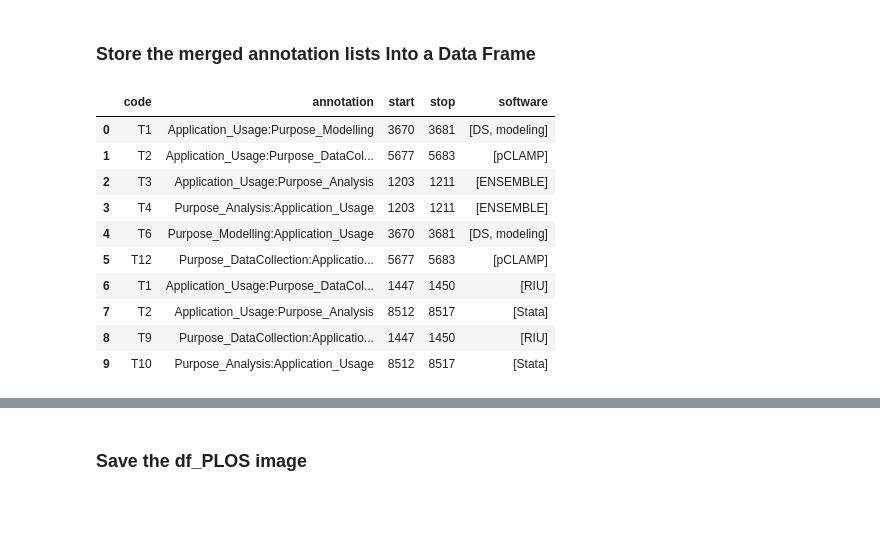
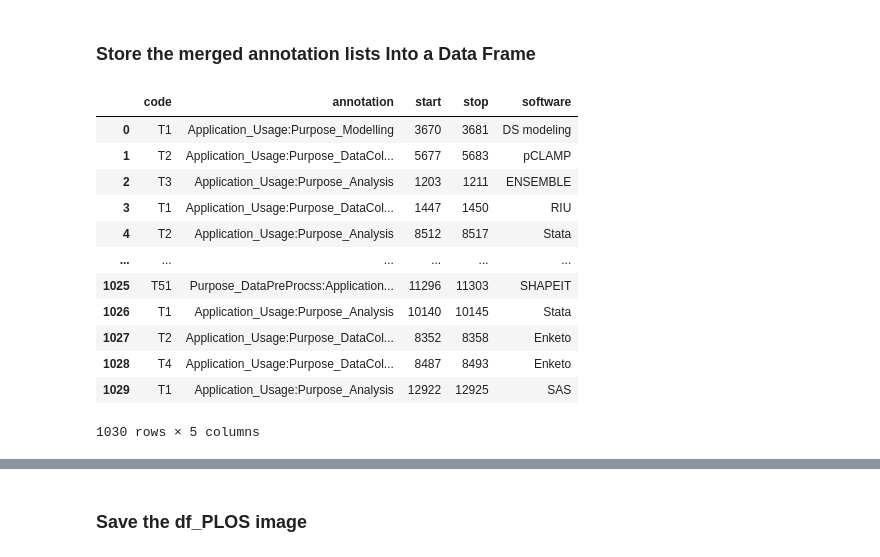
Before and after one commit to BeTKH/Automatic-classifcation-of-purpose-of-software-in-Scientific-articles, a Jupyter notebook: somecode/Merging Annotations.ipynb, the cells around one changed output, grey strips where cells are left out. Drawn from its saved outputs; the diff is of its cells as text; code cells hidden in the pictures; blank space fills up the shorter version.

```diff
--- a/somecode/Merging Annotations.ipynb
+++ b/somecode/Merging Annotations.ipynb
@@ -160,7 +160,7 @@ def mergeList(list_1, list_2):
     for x, y in [(x,y) for x in list_1[2:3] for y in list_2[2:3]]:
 
         # if the starting positions are the same x=y
-        if( x == y) :
+        if( x == y):
 
             #get id of the firt annotation
             result_list.append(list_1[0])
@@ -175,7 +175,10 @@ def mergeList(list_1, list_2):
             result_list.append(list_1[3])
 
             # get name of the software
-            result_list.append(list_1[4:])
+            software_name_splitted = list_1[4:]
+            software_name_joined = ' '.join(software_name_splitted)
+
+            result_list.append(software_name_joined)
 
 
         else:
@@ -228,17 +316,19 @@ merged annotation list overview:
 # %%
 import pandas as pd
 
-df_PLOS = pd.DataFrame(columns=['code', 'annotation','start','stop','software'], data=merged_annotationlist)
-df_PLOS.head(10)
+df_PLOS = pd.DataFrame(columns=['code', 'annotation','start','stop','software'], data=all_annotations_list)
+df_PLOS
 # %% [output]
 |  | code | annotation | start | stop | software |
-| 0 | T1 | Application_Usage:Purpose_Modelling | 3670 | 3681 | [DS, modeling] |
-| 1 | T2 | Application_Usage:Purpose_DataCol... | 5677 | 5683 | [pCLAMP] |
-| 2 | T3 | Application_Usage:Purpose_Analysis | 1203 | 1211 | [ENSEMBLE] |
-| 3 | T4 | Purpose_Analysis:Application_Usage | 1203 | 1211 | [ENSEMBLE] |
-| 4 | T6 | Purpose_Modelling:Application_Usage | 3670 | 3681 | [DS, modeling] |
-| 5 | T12 | Purpose_DataCollection:Applicatio... | 5677 | 5683 | [pCLAMP] |
-| 6 | T1 | Application_Usage:Purpose_DataCol... | 1447 | 1450 | [RIU] |
-| 7 | T2 | Application_Usage:Purpose_Analysis | 8512 | 8517 | [Stata] |
-| 8 | T9 | Purpose_DataCollection:Applicatio... | 1447 | 1450 | [RIU] |
-| 9 | T10 | Purpose_Analysis:Application_Usage | 8512 | 8517 | [Stata] |
+| 0 | T1 | Application_Usage:Purpose_Modelling | 3670 | 3681 | DS modeling |
+| 1 | T2 | Application_Usage:Purpose_DataCol... | 5677 | 5683 | pCLAMP |
+| 2 | T3 | Application_Usage:Purpose_Analysis | 1203 | 1211 | ENSEMBLE |
+| 3 | T1 | Application_Usage:Purpose_DataCol... | 1447 | 1450 | RIU |
+| 4 | T2 | Application_Usage:Purpose_Analysis | 8512 | 8517 | Stata |
+| ... | ... | ... | ... | ... | ... |
+| 1025 | T51 | Purpose_DataPreProcss:Application... | 11296 | 11303 | SHAPEIT |
+| 1026 | T1 | Application_Usage:Purpose_Analysis | 10140 | 10145 | Stata |
+| 1027 | T2 | Application_Usage:Purpose_DataCol... | 8352 | 8358 | Enketo |
+| 1028 | T4 | Application_Usage:Purpose_DataCol... | 8487 | 8493 | Enketo |
+| 1029 | T1 | Application_Usage:Purpose_Analysis | 12922 | 12925 | SAS |
+1030 rows × 5 columns
```
Also changed, not shown: parts of 23 cells of this notebook.
